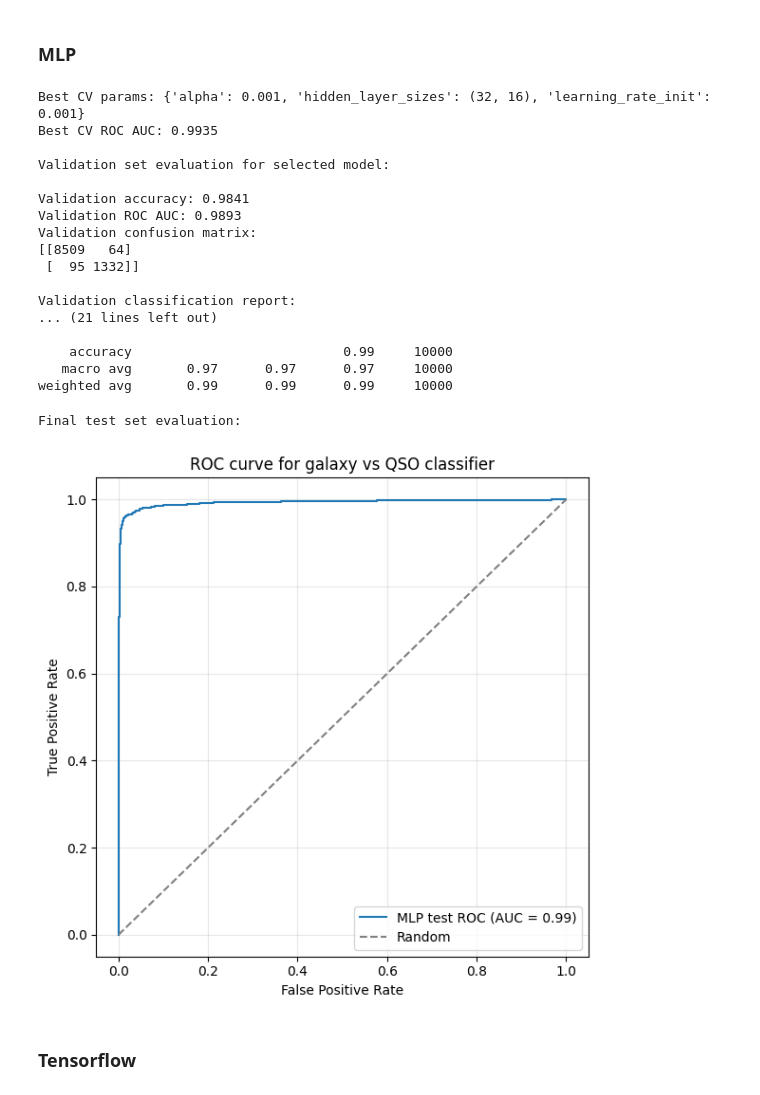
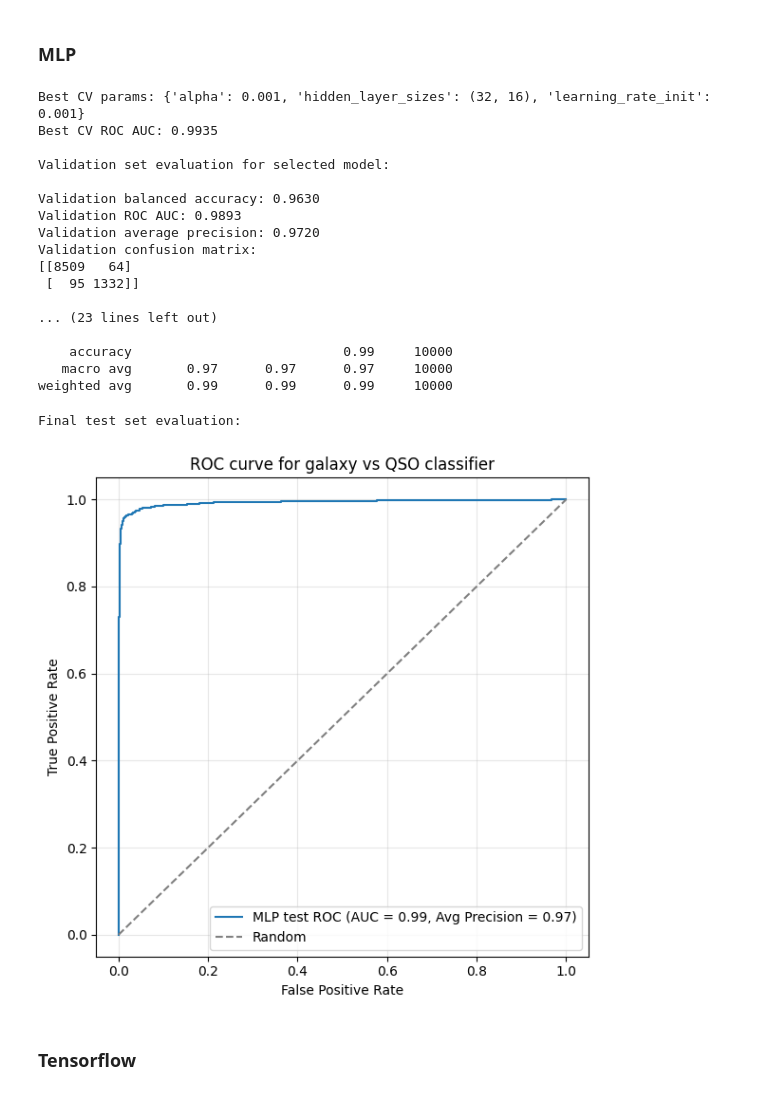
Before and after one commit to anna-tresoldi/astrostatistics_bicocca_2026, a Jupyter notebook: working/L22_NN_galvsqso.ipynb, the cells around one changed output. Saved outputs shown, nothing was run; the diff lists cells and outputs as text; code cells hidden in the pictures.

```diff
--- a/working/L22_NN_galvsqso.ipynb
+++ b/working/L22_NN_galvsqso.ipynb
@@ -208,15 +213,17 @@ def train_model_MLP(
     def evaluate(name, model, X_eval, y_eval):
         y_pred = model.predict(X_eval)
         y_prob = model.predict_proba(X_eval)[:, 1]
-        acc = accuracy_score(y_eval, y_pred)
+        bal_acc = balanced_accuracy_score(y_eval, y_pred)
         roc_auc = roc_auc_score(y_eval, y_prob)
-        print(f"\n{name} accuracy: {acc:.4f}")
+        avg_prec = average_precision_score(y_eval, y_prob)
+        print(f"\n{name} balanced accuracy: {bal_acc:.4f}")
         print(f"{name} ROC AUC: {roc_auc:.4f}")
+        print(f"{name} average precision: {avg_prec:.4f}")
         print(f"{name} confusion matrix:")
         print(confusion_matrix(y_eval, y_pred))
         print(f"\n{name} classification report:")
         print(classification_report(y_eval, y_pred, target_names=["GALAXY", "QSO"]))
-        return acc, roc_auc
+        return bal_acc, roc_auc, avg_prec
 
     print("\nValidation set evaluation for selected model:")
     evaluate("Validation", best_model, X_val_scaled, y_val)
@@ -235,27 +242,27 @@ def train_model_MLP(
     )
     final_model.fit(X_combined, y_combined)
 
-    test_acc, test_roc_auc = evaluate("Test", final_model, X_test_scaled, y_test)
+    test_acc, test_roc_auc, test_avg_prec = evaluate("Test", final_model, X_test_scaled, y_test)
 
     fpr, tpr, _ = roc_curve(y_test, final_model.predict_proba(X_test_scaled)[:, 1])
 
-    return final_model, grid, fpr, tpr, test_acc, test_roc_auc
+    return final_model, grid, fpr, tpr, test_acc, test_roc_auc, test_avg_prec
 # %%
-model_ML, grid_ML, fpr_ML, tpr_ML, test_acc_ML, test_roc_auc_ML = train_model_MLP(X_skl_train, X_skl_test, X_skl_val, y_skl_train, y_skl_test, y_skl_val)
+model_ML, grid_ML, fpr_ML, tpr_ML, test_acc_ML, test_roc_auc_ML, test_avg_prec_ML = train_model_MLP(X_skl_train, X_skl_test, X_skl_val, y_skl_train, y_skl_test, y_skl_val)
 # %% [output]
 Best CV params: {'alpha': 0.001, 'hidden_layer_sizes': (32, 16), 'learning_rate_init': 0.001}
 Best CV ROC AUC: 0.9935
 
 Validation set evaluation for selected model:
 
-Validation accuracy: 0.9841
+Validation balanced accuracy: 0.9630
 Validation ROC AUC: 0.9893
+Validation average precision: 0.9720
 Validation confusion matrix:
 [[8509   64]
  [  95 1332]]
 
-Validation classification report:
-... (21 lines left out)
+... (23 lines left out)
 
     accuracy                           0.99     10000
    macro avg       0.97      0.97      0.97     10000
@@ -263,19 +270,19 @@ weighted avg       0.99      0.99      0.99     10000
 # %%
 
 print("\nFinal test set evaluation:")
 plt.figure(figsize=(6, 6))
-plt.plot(fpr_ML, tpr_ML, label=f"MLP test ROC (AUC = {test_roc_auc_ML:.2f})")
+plt.plot(fpr_ML, tpr_ML, label=f"MLP test ROC (AUC = {test_roc_auc_ML:.2f}, Avg Precision = {test_avg_prec_ML:.2f})")
 plt.plot([0, 1], [0, 1], "--", color="gray", label="Random")
 plt.xlabel("False Positive Rate")
 plt.ylabel("True Positive Rate")
 plt.title("ROC curve for galaxy vs QSO classifier")
 plt.legend()
 plt.grid(alpha=0.3)
 plt.tight_layout()
 plt.show()
 # %% [output]
 Final test set evaluation:
-[figure, old version]
+[figure, new version]
 # %% [markdown]
 ### Tensorflow
 # %%
```
Also changed, not shown: parts of 6 cells of this notebook.
